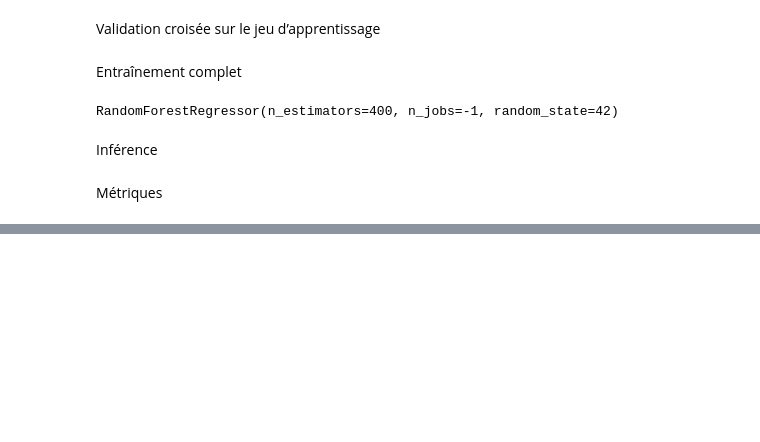
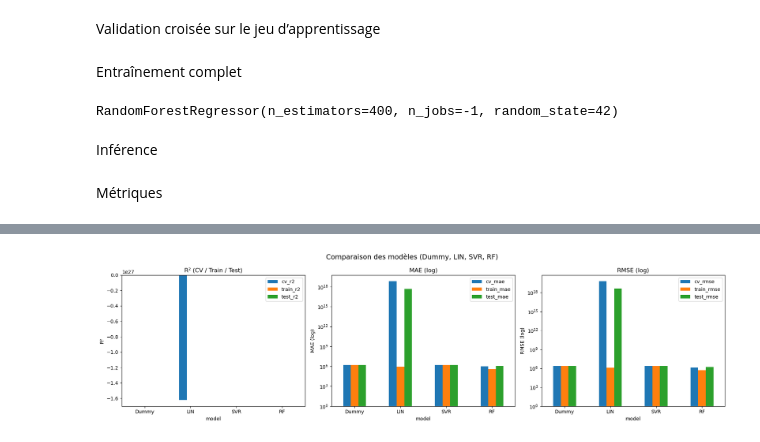
Before and after one commit to EthanChmt/Anticipez-les-besoins-en-consommations-de-batiments_, a Jupyter notebook: Notebooks/Notebook_4_comparaison_des_modeles .ipynb, the cells around one changed output, grey strips where cells are left out. Cells and saved outputs as stored; diff of their text form; code cells hidden in the pictures; blank space fills up the shorter version.

```diff
--- a/Notebooks/Notebook_4_comparaison_des_modeles .ipynb
+++ b/Notebooks/Notebook_4_comparaison_des_modeles .ipynb
@@ -274,0 +275,56 @@ RF, Test   R2 0.947, MAE 266682.76, RMSE 490727.09
+# %%
+
+# Données des modèles
+data = {
+    "model": ["Dummy", "LIN", "SVR", "RF"],
+    "cv_r2":      [-0.124, -1621836246267546112932970496.0,  -0.124,  0.570],
+    "train_r2":   [-0.123,  0.707,                           -0.123,  0.944],
+    "test_r2":    [-0.156, -4201625087133486069841920.0,     -0.156,  0.452],
+    "cv_mae":     [1595297.94,          6666178352110102528.0,       1595259.73, 1014901.44],
+    "train_mae":  [1594893.67,          877942.23,                    1594836.67, 369948.35],
+    "test_mae":   [1632270.78,          453223052686615296.0,         1632220.99, 1113843.86],
+    "cv_rmse":    [2330765.60,          60907623709502980096.0,       2330712.92, 1439033.39],
+    "train_rmse": [2334513.25,          1192728.70,                   2334420.37, 523248.82],
+    "test_rmse":  [2296427.92,          4377450407927869440.0,        2296354.05, 1581255.83],
+}
+
+df = pd.DataFrame(data).set_index("model")
+
+# Figure unique avec 3 sous-graphiques
+fig, axes = plt.subplots(1, 3, figsize=(18, 5))
+
+# 1) R²
+df[["cv_r2", "train_r2", "test_r2"]].plot(
+    kind="bar",
+    ax=axes[0]
+)
+axes[0].set_title("R² (CV / Train / Test)")
+axes[0].set_ylabel("R²")
+axes[0].axhline(0, color="black", linewidth=1)
+axes[0].tick_params(axis="x", rotation=0)
+
+# 2) MAE (échelle log)
+df[["cv_mae", "train_mae", "test_mae"]].plot(
+    kind="bar",
+    ax=axes[1],
+    log=True
+)
+axes[1].set_title("MAE (log)")
+axes[1].set_ylabel("MAE (log)")
+axes[1].tick_params(axis="x", rotation=0)
+
+# 3) RMSE (échelle log)
+df[["cv_rmse", "train_rmse", "test_rmse"]].plot(
+    kind="bar",
+    ax=axes[2],
+    log=True
+)
+axes[2].set_title("RMSE (log)")
+axes[2].set_ylabel("RMSE (log)")
+axes[2].tick_params(axis="x", rotation=0)
+
+fig.suptitle("Comparaison des modèles (Dummy, LIN, SVR, RF)", fontsize=14)
+fig.tight_layout()
+plt.show()
+# %% [output]
+[figure, added]
```
Also changed, not shown: parts of 4 cells of this notebook, 12 other files.
